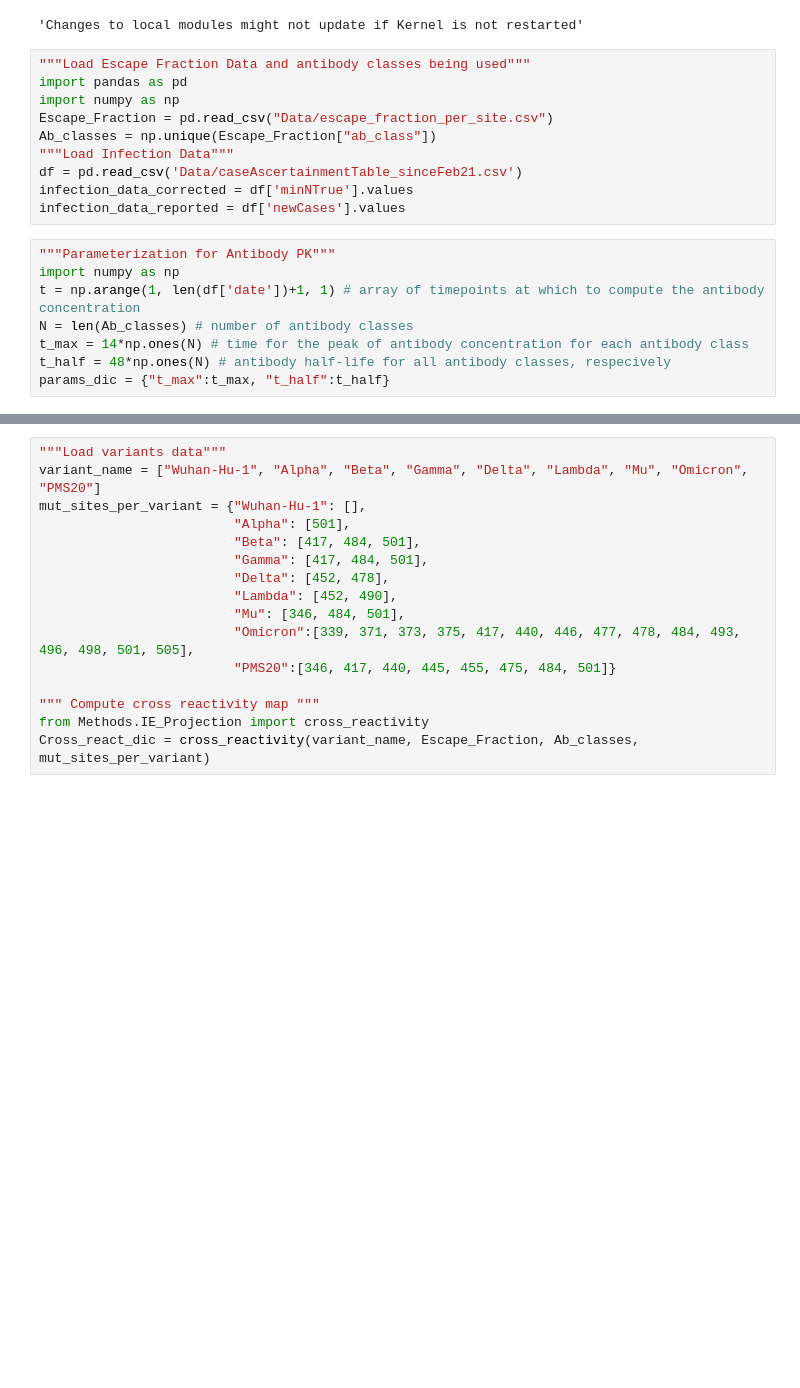
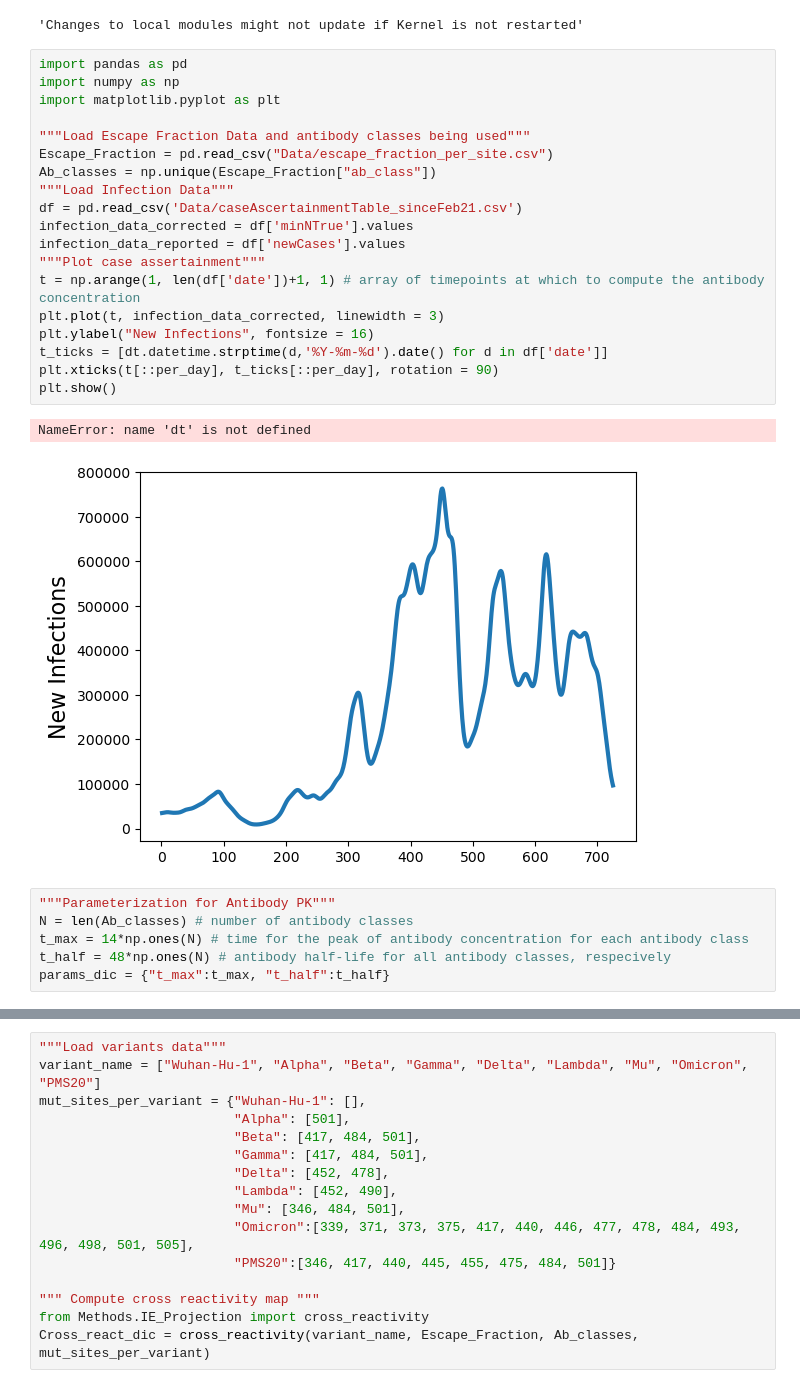
Before and after one commit to AlexiaNomena/Immune_Waning, a Jupyter notebook: Helper.ipynb, the cells around one changed output, grey strips where cells are left out. Saved outputs shown, nothing was run; the diff lists cells and outputs as text; blank space fills up the shorter version.

```diff
--- a/Helper.ipynb
+++ b/Helper.ipynb
@@ -4,19 +4,29 @@
 # %% [output]
 'Changes to local modules might not update if Kernel is not restarted'
 # %%
-"""Load Escape Fraction Data and antibody classes being used"""
 import pandas as pd
 import numpy as np
+import matplotlib.pyplot as plt
+
+"""Load Escape Fraction Data and antibody classes being used"""
 Escape_Fraction = pd.read_csv("Data/escape_fraction_per_site.csv")
 Ab_classes = np.unique(Escape_Fraction["ab_class"])
 """Load Infection Data"""
 df = pd.read_csv('Data/caseAscertainmentTable_sinceFeb21.csv')
 infection_data_corrected = df['minNTrue'].values
 infection_data_reported = df['newCases'].values
+"""Plot case assertainment"""
+t = np.arange(1, len(df['date'])+1, 1) # array of timepoints at which to compute the antibody concentration
+plt.plot(t, infection_data_corrected, linewidth = 3)
+plt.ylabel("New Infections", fontsize = 16)
+t_ticks = [dt.datetime.strptime(d,'%Y-%m-%d').date() for d in df['date']]
+plt.xticks(t[::per_day], t_ticks[::per_day], rotation = 90)
+plt.show()
+# %% [output]
+NameError: name 'dt' is not defined
+[figure, added]
 # %%
 """Parameterization for Antibody PK"""
-import numpy as np
-t = np.arange(1, len(df['date'])+1, 1) # array of timepoints at which to compute the antibody concentration
 N = len(Ab_classes) # number of antibody classes
 t_max = 14*np.ones(N) # time for the peak of antibody concentration for each antibody class
 t_half = 48*np.ones(N) # antibody half-life for all antibody classes, respecively
```
Also changed, not shown: parts of 17 cells of this notebook, 5 other files.
